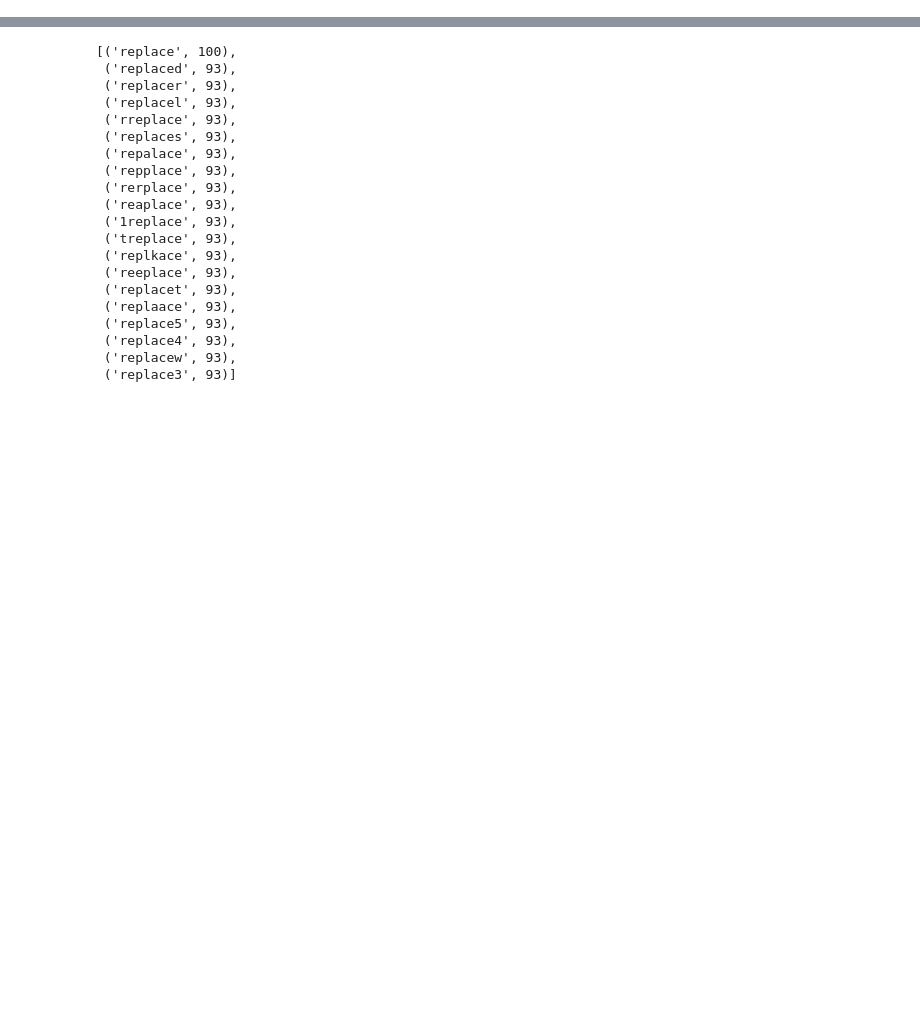
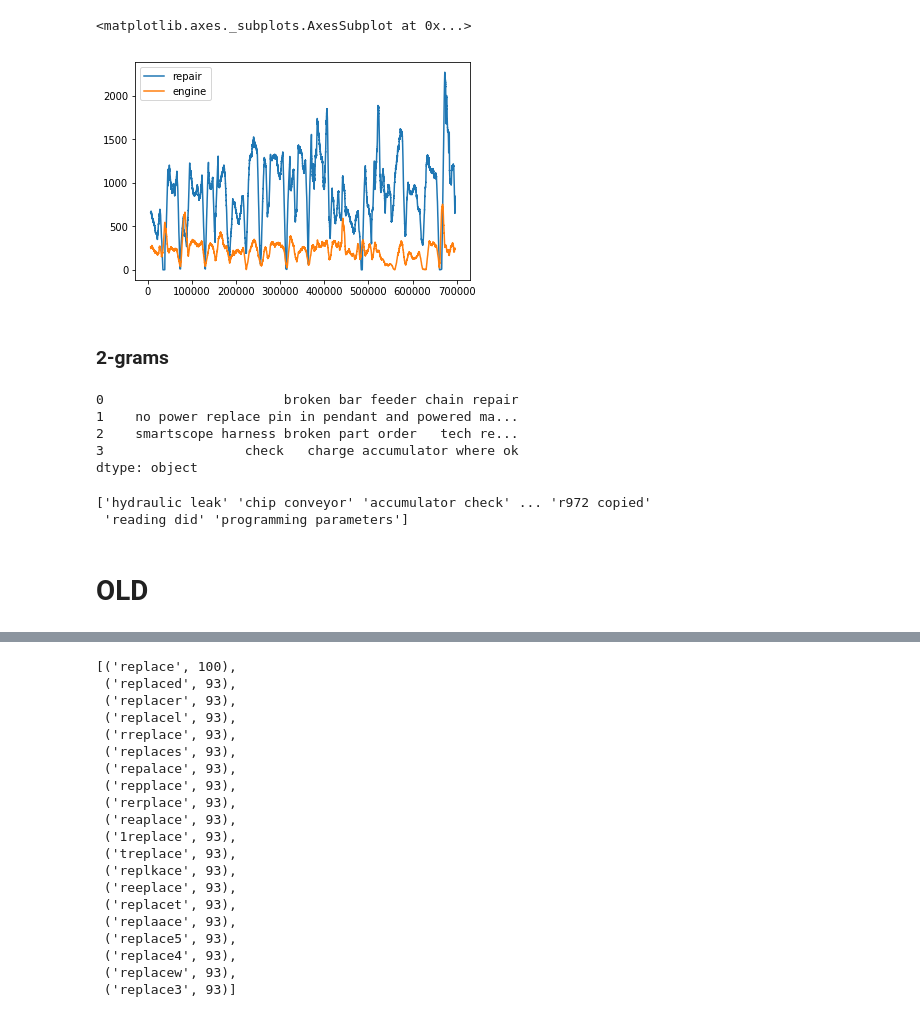
Before and after one commit to usnistgov/nestor, a Jupyter notebook: docs/dask_vocab.ipynb, the cells around one changed output, grey strips where cells are left out. Drawn from its saved outputs; the diff is of its cells as text; code cells hidden in the pictures; blank space fills up the shorter version.

```diff
--- a/docs/dask_vocab.ipynb
+++ b/docs/dask_vocab.ipynb
@@ -50,5 +65,5 @@ NameError: name 'NLPSelect' is not defined
 # %%
 tex = TokenExtractor()
-tex.fit_transform(raw_text)
+toks = tex.fit_transform(raw_text)
 print(tex.vocab_)
 # %% [output]
@@ -56,2 +75,2 @@ NameError: name 'TokenExtractor' is not defined
 # %%
-tex.annotation_assistant(data_dir/'vocab_test.csv')
+vocab = tex.annotation_assistant(data_dir/'mine_vocab_app.csv', gui=False)
@@ -59,0 +105,46 @@ NameError: name 'tex' is not defined
+# %%
+# # vocab.loc['replaced',:]
+tag_df = pd.DataFrame(index=range(len(raw_text)))
+for query in (vocab.alias.unique()):
+#     query = 'hydraulic'
+#     vocab[vocab.alias==query].index.tolist()
+    query_idx = [tex._model.vocabulary_[i] for i in vocab[vocab.alias==query].index.tolist()]
+    tag_df[query] = ((toks[:,query_idx]).toarray() > 0).any(axis=1).astype(int)
+# %%
+sample_tag = tag_df.T[tag_df.T[6].astype(bool)].T
+
+# motor_pump.set_index(df.index)
+# .rolling(1000).sum()
+sample_tag.rolling(sample_tag.shape[0]//100).sum().plot()
+# df.resample()
+# %% [output]
+<matplotlib.axes._subplots.AxesSubplot at 0x...>
+[figure, added]
+# %% [markdown]
+### 2-grams
+# %%
+thes_dict = vocab[vocab.alias.notna()].alias.to_dict()
+substr = sorted(thes_dict, key=len, reverse=True)
+# matcher = lambda s: r'\b'+re.escape(s)+r'\b'
+# matcher = lambda s: re.escape(s)
+rx = re.compile(r'\b(' + '|'.join(map(re.escape, substr))+ r')\b')
+clean_text = raw_text.str.replace(rx, lambda match: thes_dict[match.group(0)])
+clean_text.compute()[:4]
+# TfidfVectorizer()
+# '(?u)\\b\\w\\w+\\b'
+# %% [output]
+0                       broken bar feeder chain repair
+1    no power replace pin in pendant and powered ma...
+2    smartscope harness broken part order   tech re...
+3                  check   charge accumulator where ok
+dtype: object
+# %%
+from itertools import combinations, permutations, product
+tex2 = TokenExtractor(ngram_range = (2,2))
+#                       vocabulary=[' '.join(i) for i in combinations(vocab[vocab.alias.notna()].alias.unique(), 2)])
+toks2 = tex2.fit_transform(clean_text)
+print(tex2.vocab_)
+voc2 = tex2.annotation_assistant(data_dir/'app_2g_vocab_mike.csv', gui=False)
+# %% [output]
+['hydraulic leak' 'chip conveyor' 'accumulator check' ... 'r972 copied'
+ 'reading did' 'programming parameters']
@@ -59,0 +191,2 @@ NameError: name 'tex' is not defined
+# %% [markdown]
+# OLD
```
Also changed, not shown: parts of 19 cells of this notebook, 4 other files.
